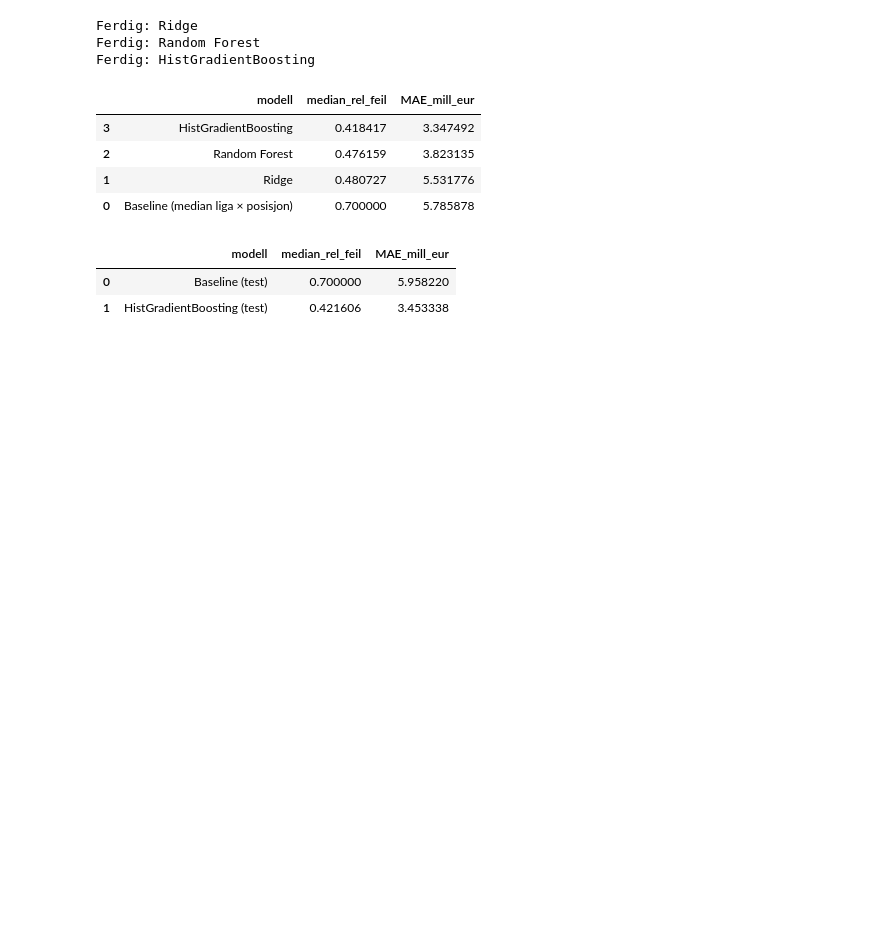
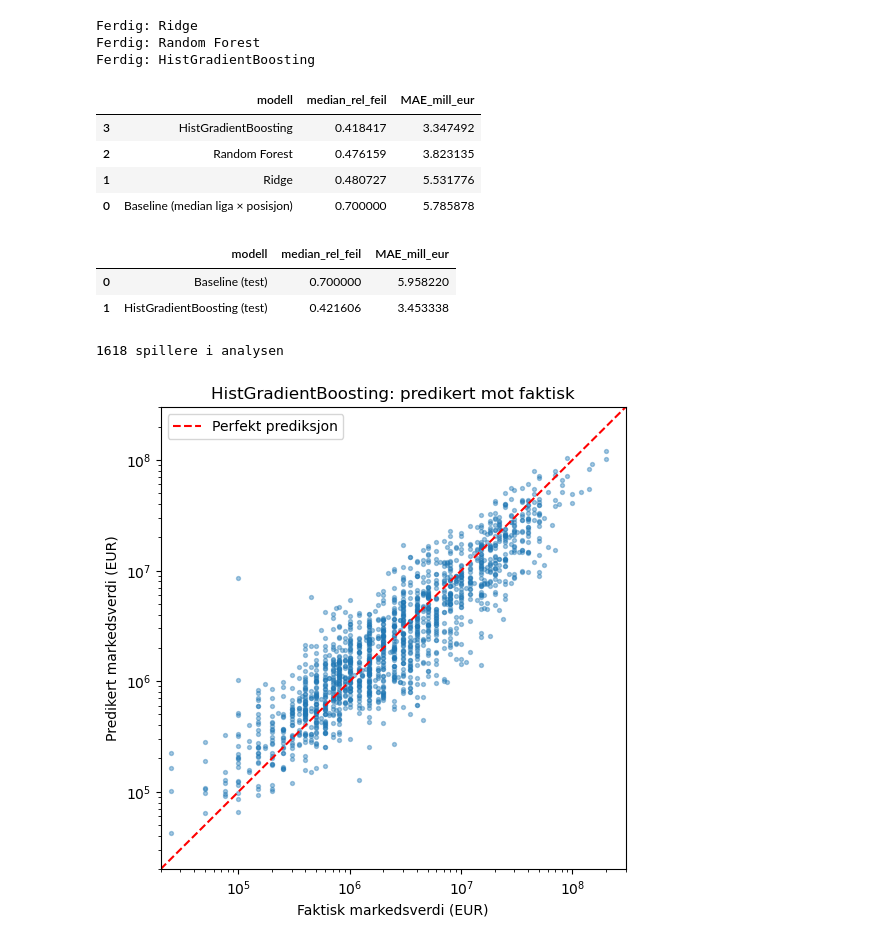
Before and after one commit to 798663/spillerverdi-estimator, a Jupyter notebook: modell.ipynb, the cells around one changed output. Saved outputs shown, nothing was run; the diff lists cells and outputs as text; code cells hidden in the pictures; blank space fills up the shorter version.

Commit message:
Analyse

```diff
--- a/modell.ipynb
+++ b/modell.ipynb
@@ -124,3 +124,29 @@ test_resultat
 |  | modell | median_rel_feil | MAE_mill_eur |
 | 0 | Baseline (test) | 0.700000 | 5.958220 |
 | 1 | HistGradientBoosting (test) | 0.421606 | 3.453338 |
+# %%
+import matplotlib.pyplot as plt
+
+analyse = pd.concat([val, test]).copy()
+analyse["pred"] = beste.predict(analyse[kategorier + numeriske])
+analyse["rel_feil"] = (analyse["pred"] - analyse[y]).abs() / analyse[y]
+analyse["ratio"] = analyse["pred"] / analyse[y]
+print(len(analyse), "spillere i analysen")
+# %% [output]
+1618 spillere i analysen
+# %%
+fig, ax = plt.subplots(figsize=(6, 6))
+ax.scatter(analyse[y], analyse["pred"], s=8, alpha=0.4)
+grenser = [2e4, 3e8]
+ax.plot(grenser, grenser, "r--", label="Perfekt prediksjon")
+ax.set_xscale("log")
+ax.set_yscale("log")
+ax.set_xlim(grenser)
+ax.set_ylim(grenser)
+ax.set_xlabel("Faktisk markedsverdi (EUR)")
+ax.set_ylabel("Predikert markedsverdi (EUR)")
+ax.set_title(f"{beste_navn}: predikert mot faktisk")
+ax.legend()
+plt.show()
+# %% [output]
+[figure, added]
```
Also changed, not shown: parts of 3 cells of this notebook.
